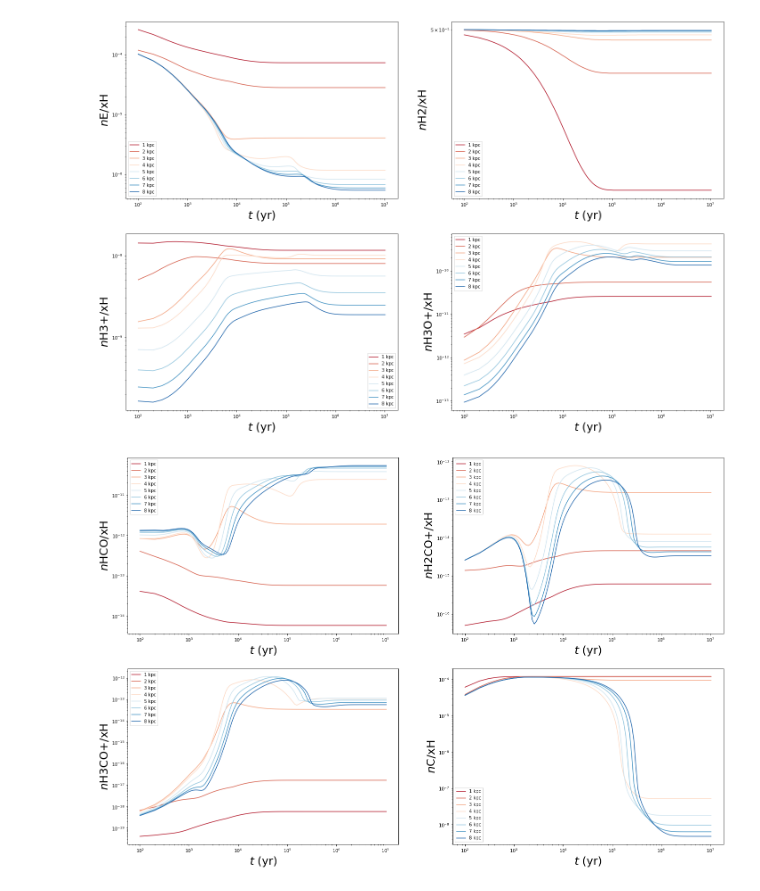
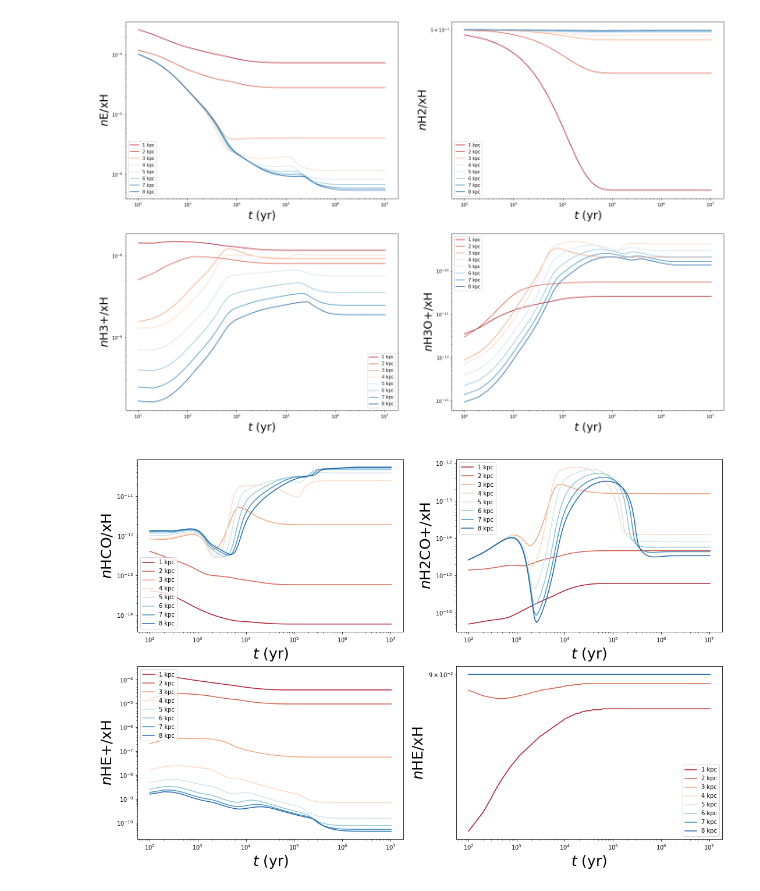
Before and after one commit to slowdivePTG/X-ray-chemistry, a Jupyter notebook: KROME/AGN/AGN.ipynb, the cells around one changed output. Cells and saved outputs as stored; diff of their text form; code cells hidden in the pictures.

```diff
--- a/KROME/AGN/AGN.ipynb
+++ b/KROME/AGN/AGN.ipynb
@@ -25,8 +25,8 @@ for i in range(8):
     os.system('./test')
     command = 'cat ./data/dis > ./data/dis' + str(dis)
     os.system(command)
-    command = 'cat ./data/Trace > ./data/Trace' + str(dis)
-    os.system(command)
+    #command = 'cat ./data/Trace > ./data/Trace' + str(dis)
+    #os.system(command)
 os.system('rm ./data/dis')
 os.system('cowsay -f www I feel ok')
 # %% [output]
@@ -66,14 +66,14 @@ plot_all('H3Oj')
 # %% [output]
 [figure]
 # %%
-plt.figure(1, figsize = (24,16))
+plt.figure(1, figsize = (18,12))
 plt.subplot(221)
 plot_all('HCO')
 plt.subplot(222)
 plot_all('H2COj')
 plt.subplot(223)
-plot_all('H3COj')
+plot_all('HEj')
 plt.subplot(224)
-plot_all('C')
+plot_all('HE')
 # %% [output]
-[figure, old version]
+[figure, new version]
```
Also changed, not shown: parts of 3 cells of this notebook, 12 other files.
